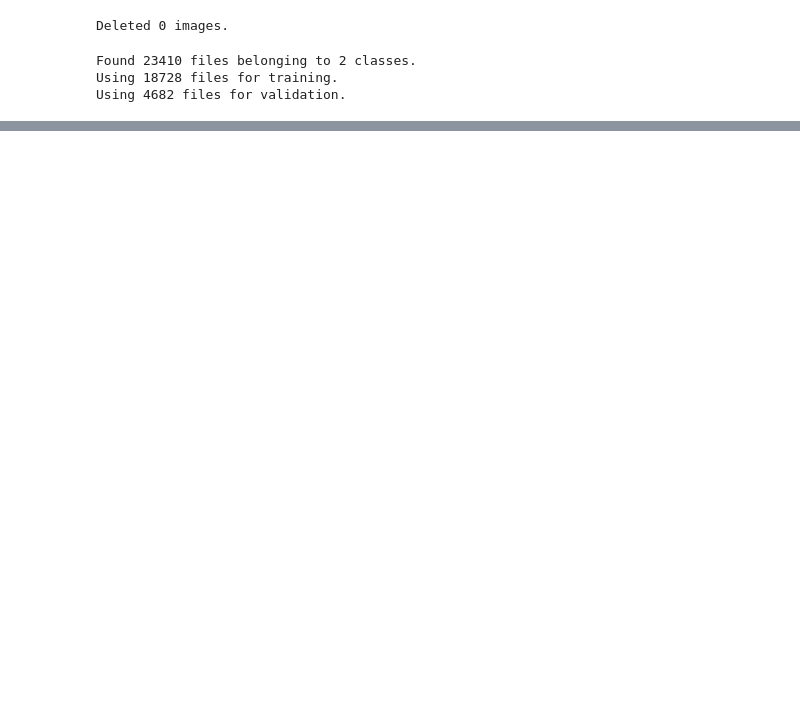
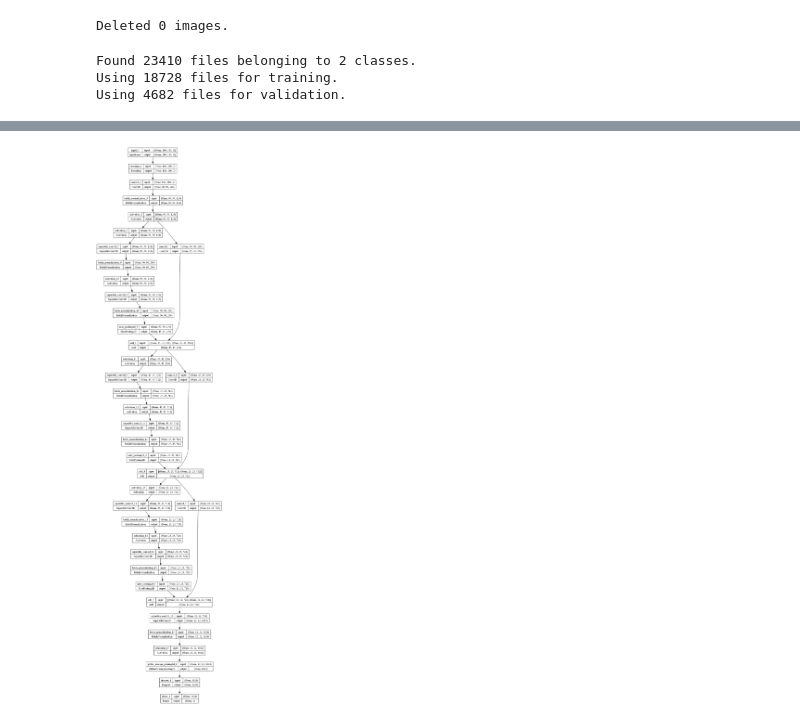
Before and after one commit to Baesar/Deep-Learning-Assignments, a Jupyter notebook: Assignment 1/image_classification_from_scratch.ipynb, the cells around one changed output, grey strips where cells are left out. Cells and saved outputs as stored; diff of their text form; code cells hidden in the pictures; blank space fills up the shorter version.

```diff
--- a/Assignment 1/image_classification_from_scratch.ipynb
+++ b/Assignment 1/image_classification_from_scratch.ipynb
@@ -68,7 +28,7 @@ print(f"Deleted {num_skipped} images.")
 Deleted 0 images.
 # %%
 image_size = (180, 180)
-batch_size = 128
+batch_size = 32
 
 full_train_ds, full_val_ds = keras.utils.image_dataset_from_directory(
     "PetImages",
@@ -207,0 +267,23 @@ KeyboardInterrupt:
+# %%
+model = make_model(input_shape=image_size + (3,), num_classes=2)
+
+replace_indices = [2, 6]
+
+for i, (stanford_layer, new_layer) in enumerate(zip(stanford_model.layers, model.layers)):
+    if i in replace_indices:
+        continue
+    if i == len(stanford_model.layers) - 1:
+        continue
+
+    new_layer.set_weights(stanford_layer.get_weights())
+
+for layer in model.layers:
+    layer.trainable = False
+
+for i in replace_indices:
+    model.layers[i].trainable = True
+
+model.layers[-1].trainable = True
+keras.utils.plot_model(model, show_shapes=True)
+# %% [output]
+[figure, added]
```
Also changed, not shown: parts of 13 cells of this notebook, 4 other files.
